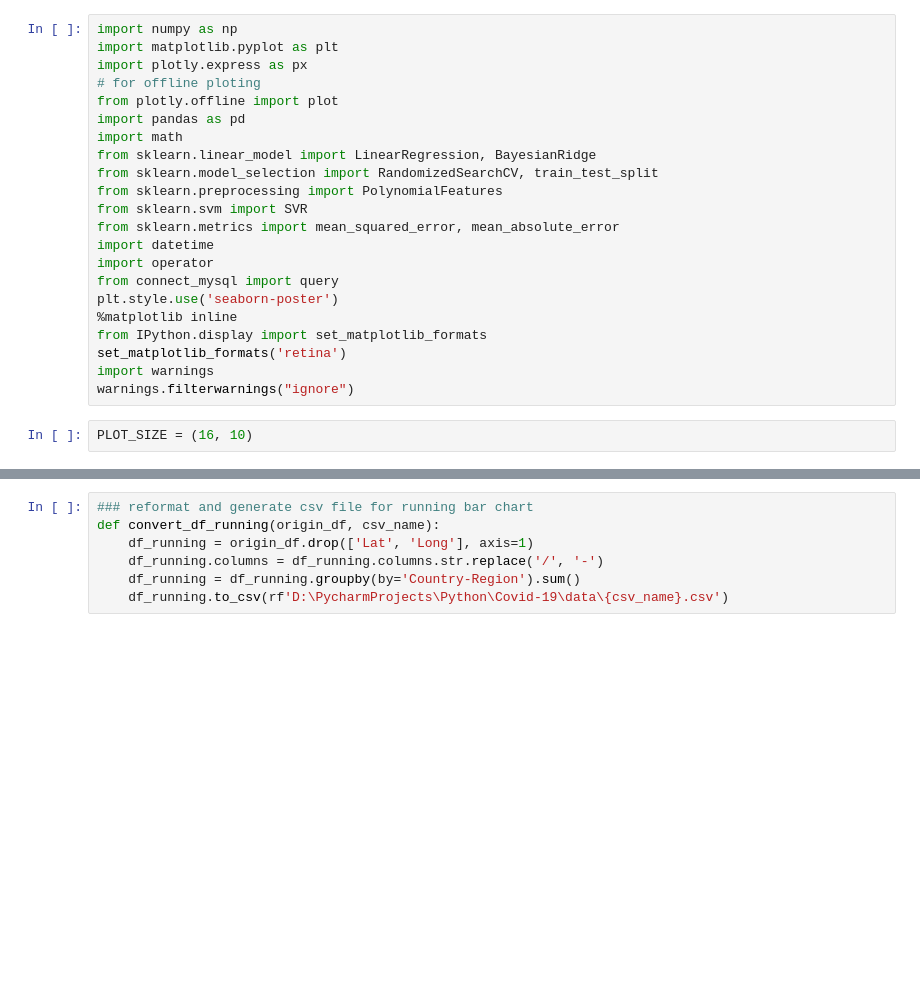
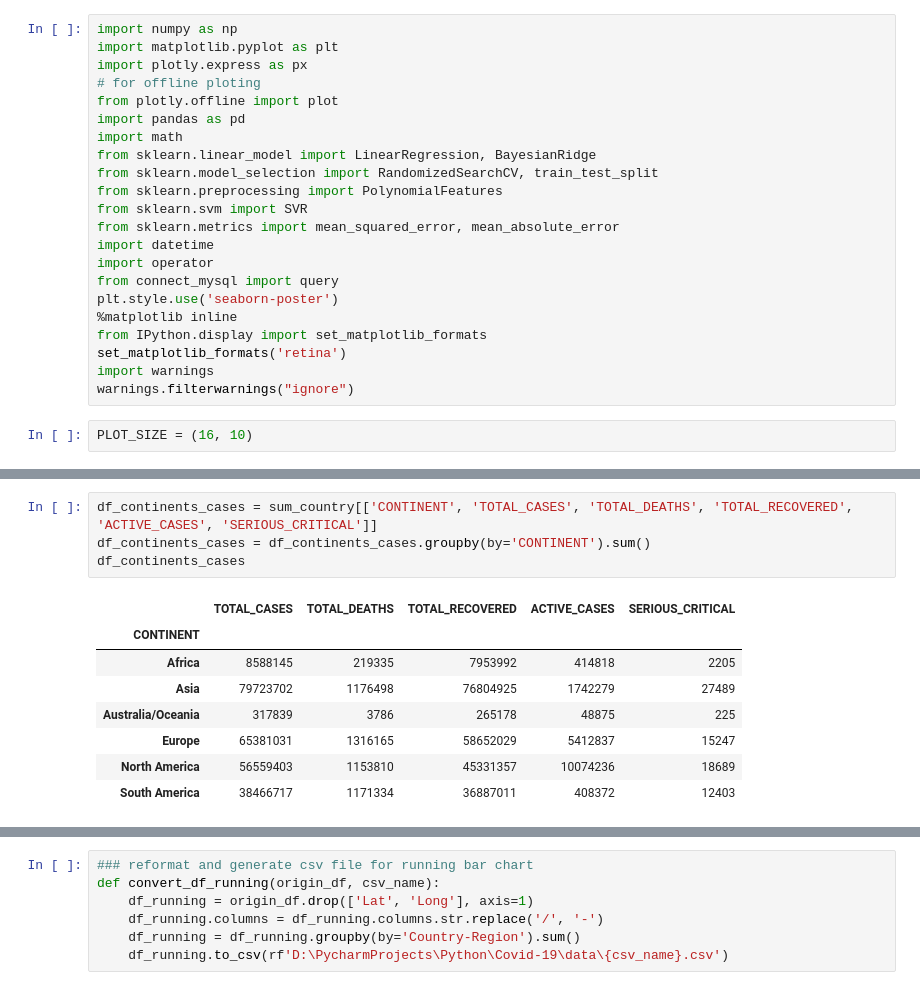
Before and after one commit to tanduy2407/Covid-19, a Jupyter notebook: chart_detail.ipynb, the cells around one changed output, grey strips where cells are left out. Saved outputs shown, nothing was run; the diff lists cells and outputs as text; blank space fills up the shorter version.

```diff
--- a/chart_detail.ipynb
+++ b/chart_detail.ipynb
@@ -30,0 +47,13 @@ sum_country = query(keyw='Read', table_name='SUMMARY_COVID_DATA')[['NAME', 'TOTA
+# %%
+df_continents_cases = sum_country[['CONTINENT', 'TOTAL_CASES', 'TOTAL_DEATHS', 'TOTAL_RECOVERED', 'ACTIVE_CASES', 'SERIOUS_CRITICAL']]
+df_continents_cases = df_continents_cases.groupby(by='CONTINENT').sum()
+df_continents_cases
+# %% [output]
+|  | TOTAL_CASES | TOTAL_DEATHS | TOTAL_RECOVERED | ACTIVE_CASES | SERIOUS_CRITICAL |
+| CONTINENT |  |  |  |  |  |
+| Africa | 8588145 | 219335 | 7953992 | 414818 | 2205 |
+| Asia | 79723702 | 1176498 | 76804925 | 1742279 | 27489 |
+| Australia/Oceania | 317839 | 3786 | 265178 | 48875 | 225 |
+| Europe | 65381031 | 1316165 | 58652029 | 5412837 | 15247 |
+| North America | 56559403 | 1153810 | 45331357 | 10074236 | 18689 |
+| South America | 38466717 | 1171334 | 36887011 | 408372 | 12403 |
```
Also changed, not shown: parts of 8 cells of this notebook, 6 other files.
